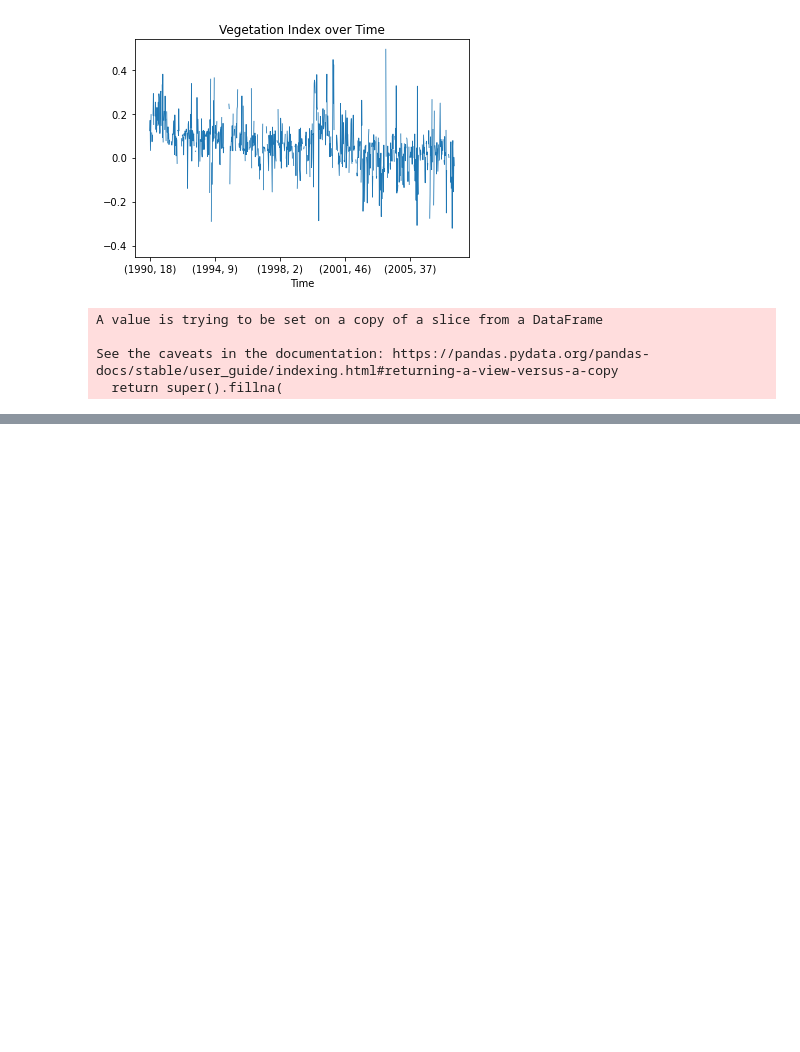
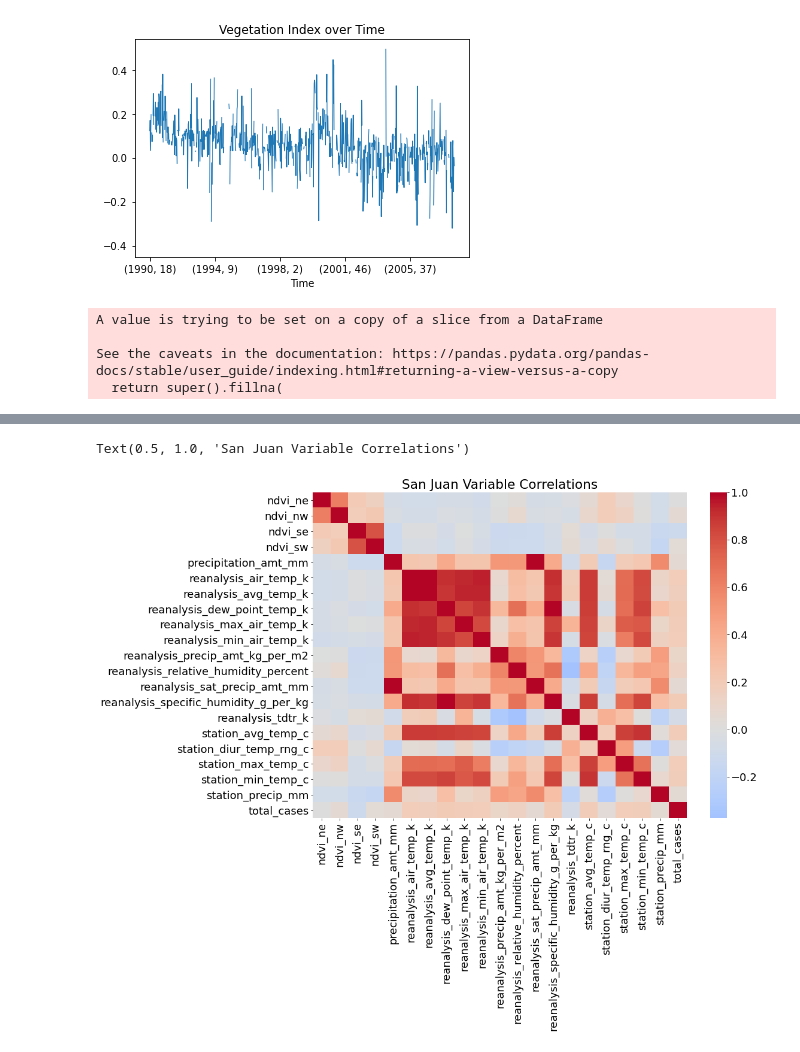
Before and after one commit to nicostrada/DengAI, a Jupyter notebook: DengAI.ipynb, the cells around one changed output, grey strips where cells are left out. Drawn from its saved outputs; the diff is of its cells as text; code cells hidden in the pictures; blank space fills up the shorter version.

```diff
--- a/DengAI.ipynb
+++ b/DengAI.ipynb
@@ -119,0 +152,4 @@ See the caveats in the documentation: https://pandas.pydata.org/pandas-docs/stab
+# %%
+# Adding the total_cases (target variable) to the features dataframe!
+sj_train_features['total_cases'] = sj_train_labels.total_cases
+iq_train_features['total_cases'] = iq_train_labels.total_cases
@@ -119,0 +167,13 @@ See the caveats in the documentation: https://pandas.pydata.org/pandas-docs/stab
+# %%
+# compute the correlations
+sj_correlations = sj_train_features.corr()
+iq_correlations = iq_train_features.corr()
+# %%
+# plot san juan
+plt.figure(figsize=(14,10))
+plt.rcParams["font.size"] = 18
+sj_corr_heat = sns.heatmap(sj_correlations,cmap='coolwarm',center=0)
+plt.title('San Juan Variable Correlations')
+# %% [output]
+Text(0.5, 1.0, 'San Juan Variable Correlations')
+[figure, added]
```
Also changed, not shown: parts of 9 cells of this notebook.
